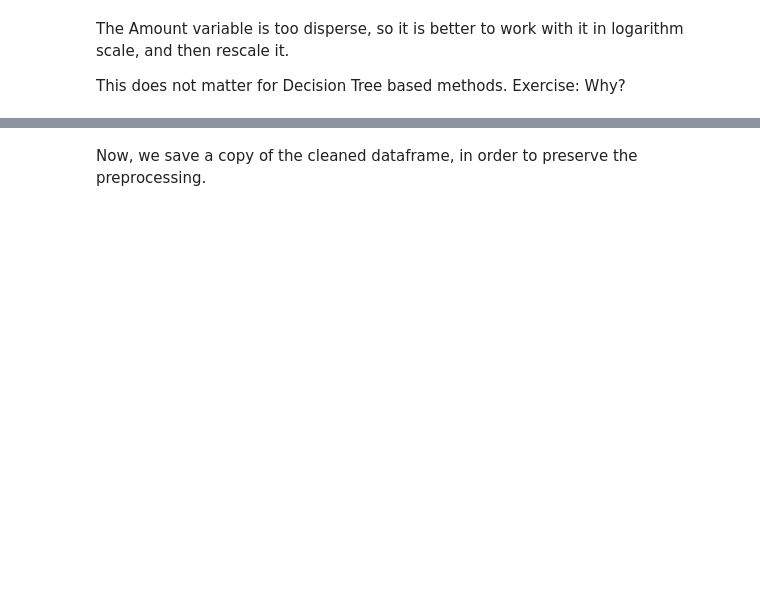
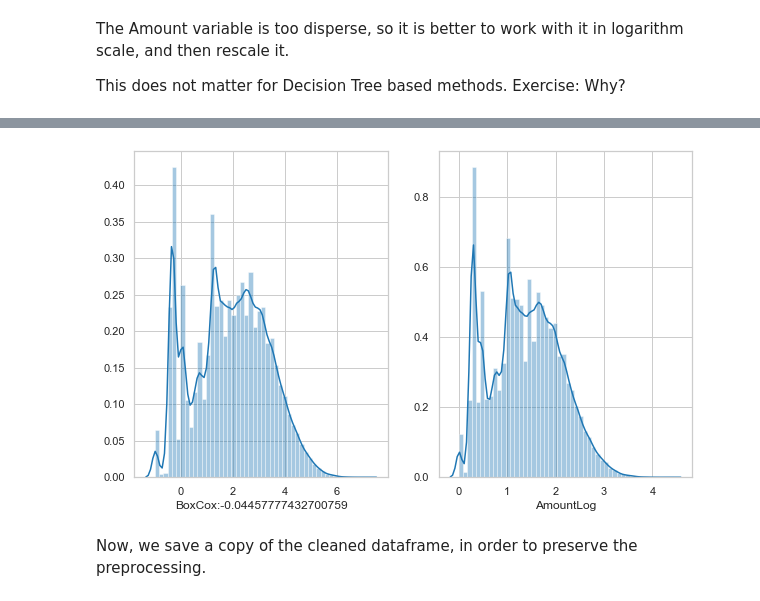
Before and after one commit to davidggphy/modelling_week_2019, a Jupyter notebook: notebooks/EDA.ipynb, the cells around one changed output, grey strips where cells are left out. Drawn from its saved outputs; the diff is of its cells as text; code cells hidden in the pictures; blank space fills up the shorter version.

```diff
--- a/notebooks/EDA.ipynb
+++ b/notebooks/EDA.ipynb
@@ -108,2 +120,14 @@ plt.show()
+# %%
+plt.figure(figsize=(10,6))
+# df['AmountLog'] = np.log10(1.+df.Amount)
+plt.subplot(121)
+points, lamb = scipy.stats.boxcox(1+df.Amount,lmbda=None,)
+sns.distplot(points-1,axlabel='BoxCox:'+str(lamb))
+plt.subplot(122)
+sns.distplot(df.AmountLog)
+# df.drop(columns='Amount',inplace=True)
+plt.show()
+# %% [output]
+[figure, added]
 # %% [markdown]
 Now, we save a copy of the cleaned dataframe, in order to preserve the preprocessing.
```
Also changed, not shown: parts of 11 cells of this notebook.
